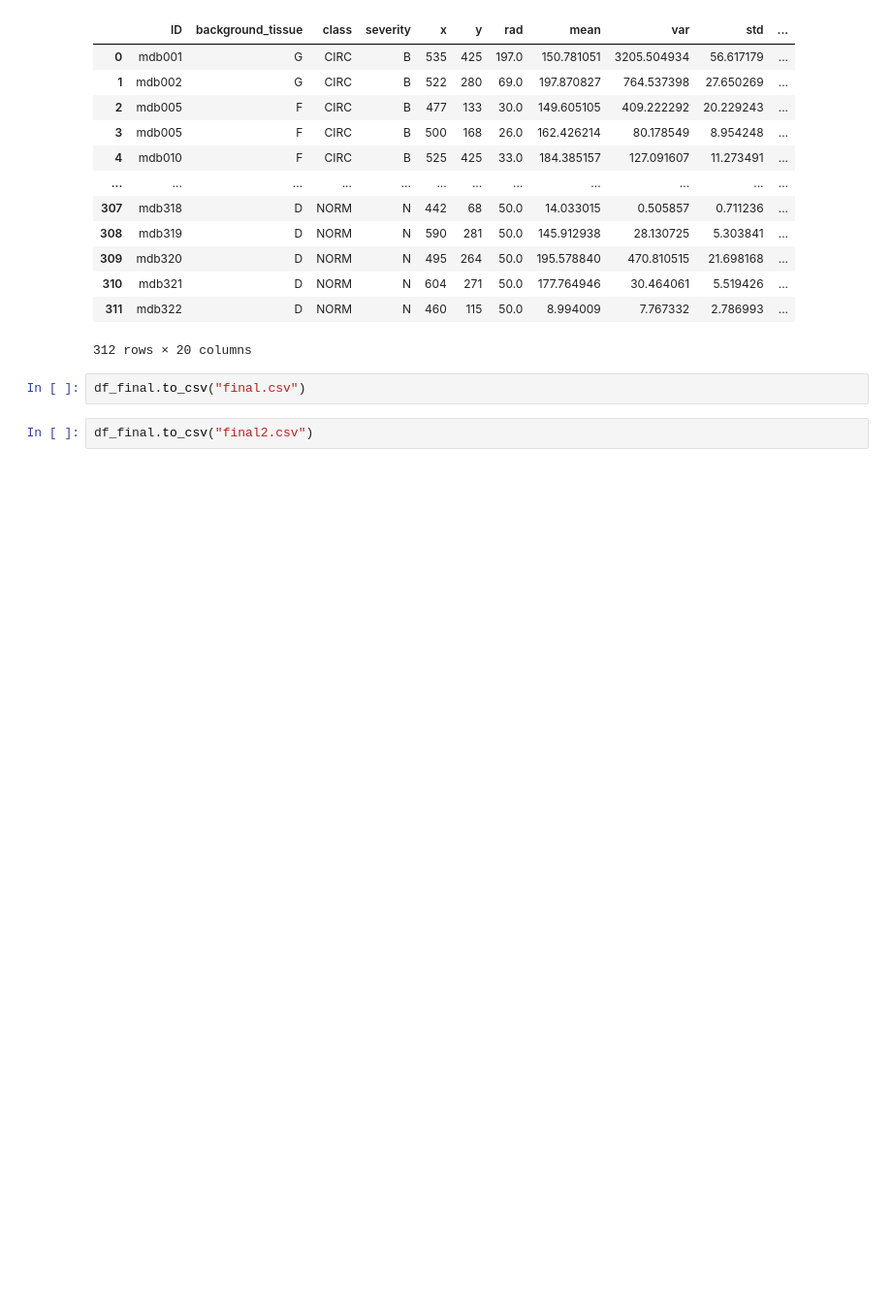
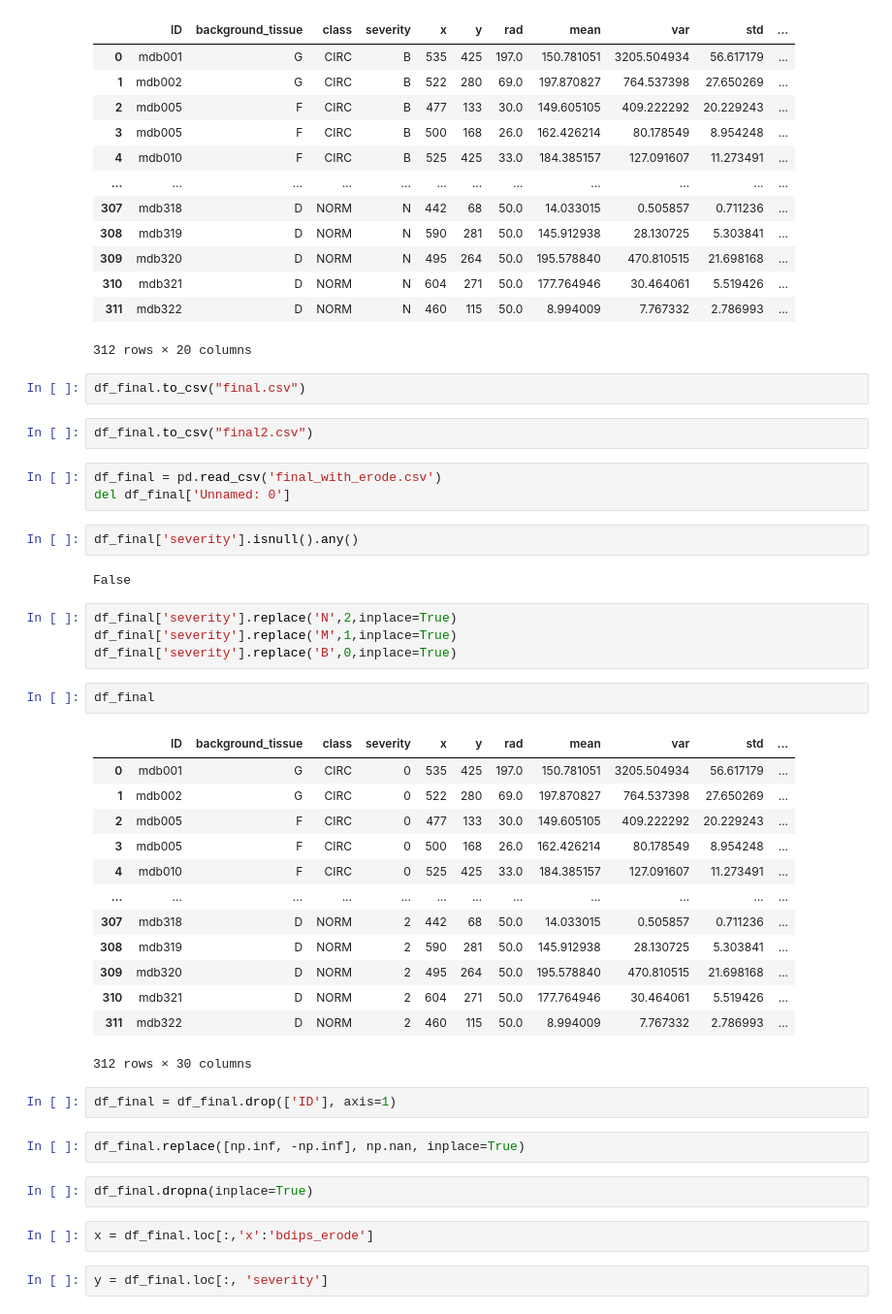
Before and after one commit to lvu5/med_project, a Jupyter notebook: PhotoMarking.ipynb, the cells around one changed output. Shown at 97% size. Cells and saved outputs as stored; diff of their text form; blank space fills up the shorter version.

```diff
--- a/PhotoMarking.ipynb
+++ b/PhotoMarking.ipynb
@@ -391,3 +391,40 @@ df_final
 df_final.to_csv("final.csv")
 # %%
 df_final.to_csv("final2.csv")
+# %%
+df_final = pd.read_csv('final_with_erode.csv')
+del df_final['Unnamed: 0']
+# %%
+df_final['severity'].isnull().any()
+# %% [output]
+False
+# %%
+df_final['severity'].replace('N',2,inplace=True)
+df_final['severity'].replace('M',1,inplace=True)
+df_final['severity'].replace('B',0,inplace=True)
+# %%
+df_final
+# %% [output]
+|  | ID | background_tissue | class | severity | x | y | rad | mean | var | std | ... |
+| 0 | mdb001 | G | CIRC | 0 | 535 | 425 | 197.0 | 150.781051 | 3205.504934 | 56.617179 | ... |
+| 1 | mdb002 | G | CIRC | 0 | 522 | 280 | 69.0 | 197.870827 | 764.537398 | 27.650269 | ... |
+| 2 | mdb005 | F | CIRC | 0 | 477 | 133 | 30.0 | 149.605105 | 409.222292 | 20.229243 | ... |
+| 3 | mdb005 | F | CIRC | 0 | 500 | 168 | 26.0 | 162.426214 | 80.178549 | 8.954248 | ... |
+| 4 | mdb010 | F | CIRC | 0 | 525 | 425 | 33.0 | 184.385157 | 127.091607 | 11.273491 | ... |
+| ... | ... | ... | ... | ... | ... | ... | ... | ... | ... | ... | ... |
+| 307 | mdb318 | D | NORM | 2 | 442 | 68 | 50.0 | 14.033015 | 0.505857 | 0.711236 | ... |
+| 308 | mdb319 | D | NORM | 2 | 590 | 281 | 50.0 | 145.912938 | 28.130725 | 5.303841 | ... |
+| 309 | mdb320 | D | NORM | 2 | 495 | 264 | 50.0 | 195.578840 | 470.810515 | 21.698168 | ... |
+| 310 | mdb321 | D | NORM | 2 | 604 | 271 | 50.0 | 177.764946 | 30.464061 | 5.519426 | ... |
+| 311 | mdb322 | D | NORM | 2 | 460 | 115 | 50.0 | 8.994009 | 7.767332 | 2.786993 | ... |
+312 rows × 30 columns
+# %%
+df_final = df_final.drop(['ID'], axis=1)
+# %%
+df_final.replace([np.inf, -np.inf], np.nan, inplace=True)
+# %%
+df_final.dropna(inplace=True)
+# %%
+x = df_final.loc[:,'x':'bdips_erode']
+# %%
+y = df_final.loc[:, 'severity']
```
Also changed, not shown: parts of 33 cells of this notebook, 1 other file.
